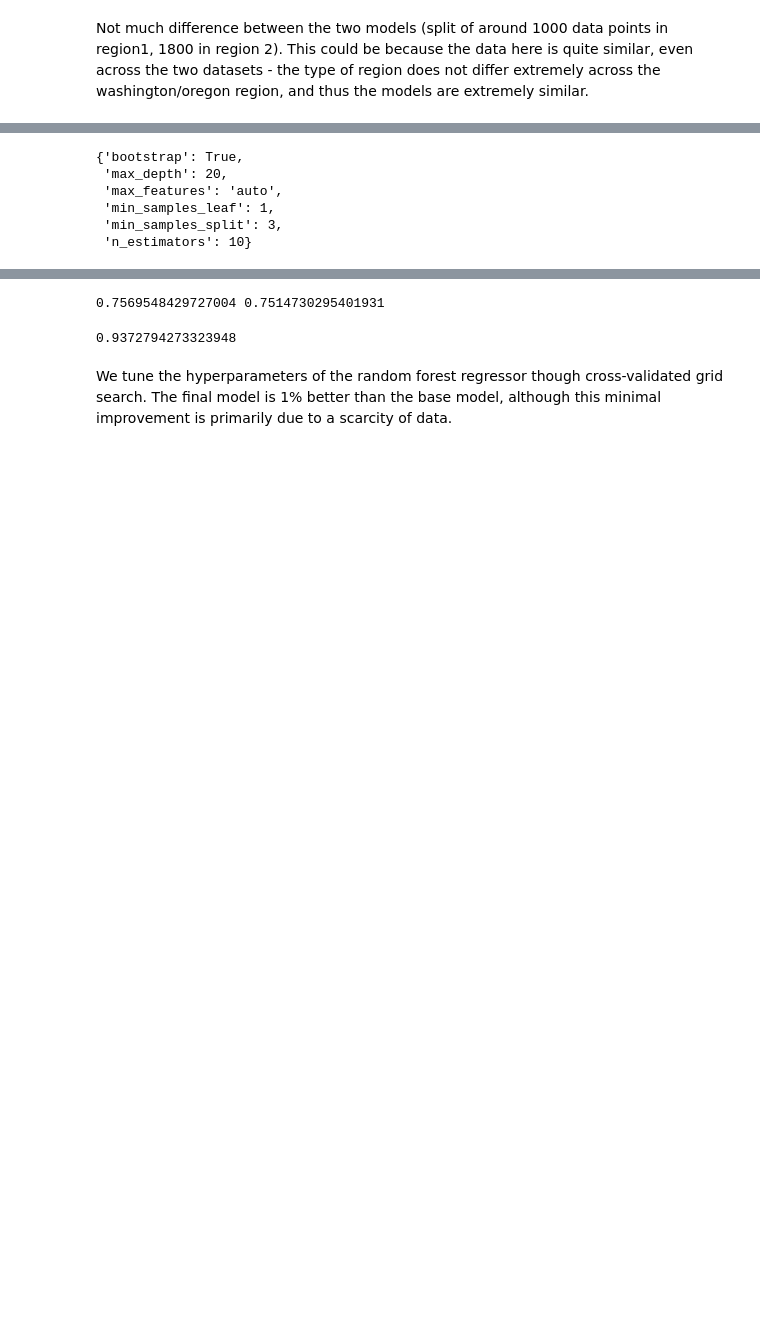
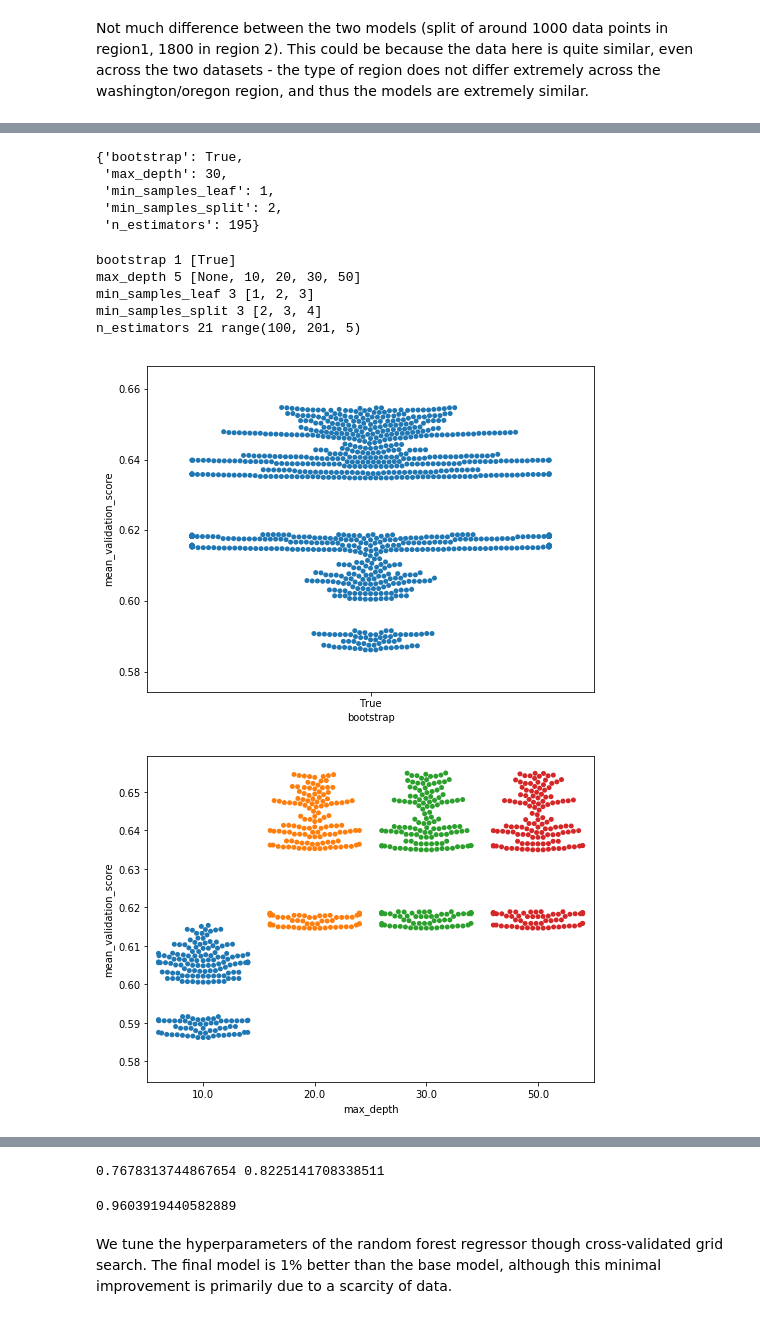
Before and after one commit to nataliamush/carbon-sequestration-fa18, a Jupyter notebook: model_building_plus_prediction_area.ipynb, the cells around one changed output, grey strips where cells are left out. Cells and saved outputs as stored; diff of their text form; code cells hidden in the pictures; blank space fills up the shorter version.

```diff
--- a/model_building_plus_prediction_area.ipynb
+++ b/model_building_plus_prediction_area.ipynb
@@ -378,10 +366,9 @@ from sklearn.model_selection import GridSearchCV
 param_grid = {
     'bootstrap': [True],
     'max_depth': [None, 10, 20, 30, 50],
-    'max_features': ['auto', 'sqrt', 'log2'],
     'min_samples_leaf': [1, 2, 3],
     'min_samples_split': [2, 3, 4],
-    'n_estimators': [5, 7, 10]
+    'n_estimators': range(100, 201, 5),
 }
 
 rf = sklearn.ensemble.RandomForestRegressor(random_state = 10)
@@ -474,8 +495,26 @@ Fitting 3 folds for each of 405 candidates, totalling 1215 fits
 grid_search.best_params_
 # %% [output]
 {'bootstrap': True,
- 'max_depth': 20,
- 'max_features': 'auto',
+ 'max_depth': 30,
  'min_samples_leaf': 1,
- 'min_samples_split': 3,
- 'n_estimators': 10}
+ 'min_samples_split': 2,
+ 'n_estimators': 195}
+# %%
+score = pd.DataFrame(grid_search.grid_scores_)
+l = ['mean_validation_score'] + list(param_grid.keys())
+for i in param_grid.keys():
+    print(i, len(param_grid[i]), param_grid[i])
+    score[i] = score.parameters.apply(lambda x: x[i])
+for i in list(param_grid.keys()):
+    plt.figure(figsize=(8, 6))
+    sns.swarmplot(data = score[l], x = i, y = 'mean_validation_score')
+    #plt.savefig('170705_sgd_optimisation//'+i+'.jpg', dpi = 100)
+    plt.show()
+# %% [output]
+bootstrap 1 [True]
+max_depth 5 [None, 10, 20, 30, 50]
+min_samples_leaf 3 [1, 2, 3]
+min_samples_split 3 [2, 3, 4]
+n_estimators 21 range(100, 201, 5)
+[figure, added]
+[figure, added]
@@ -487,11 +529,11 @@ grid_accuracy = grid_search.best_estimator_.score(X_test5, y_test5)
 # %%
 print(base_accuracy, grid_accuracy)
 # %% [output]
-0.7569548429727004 0.7514730295401931
+0.7678313744867654 0.8225141708338511
 # %%
 grid_search.best_estimator_.score(X_train5, y_train5)
 # %% [output]
-0.9372794273323948
+0.9603919440582889
 # %% [markdown]
 We tune the hyperparameters of the random forest regressor though cross-validated grid search. The final model is 1% better than the base model, although this minimal improvement is primarily due to a scarcity of data.
 # %%
```
Also changed, not shown: parts of 21 cells of this notebook, 2 other files.
